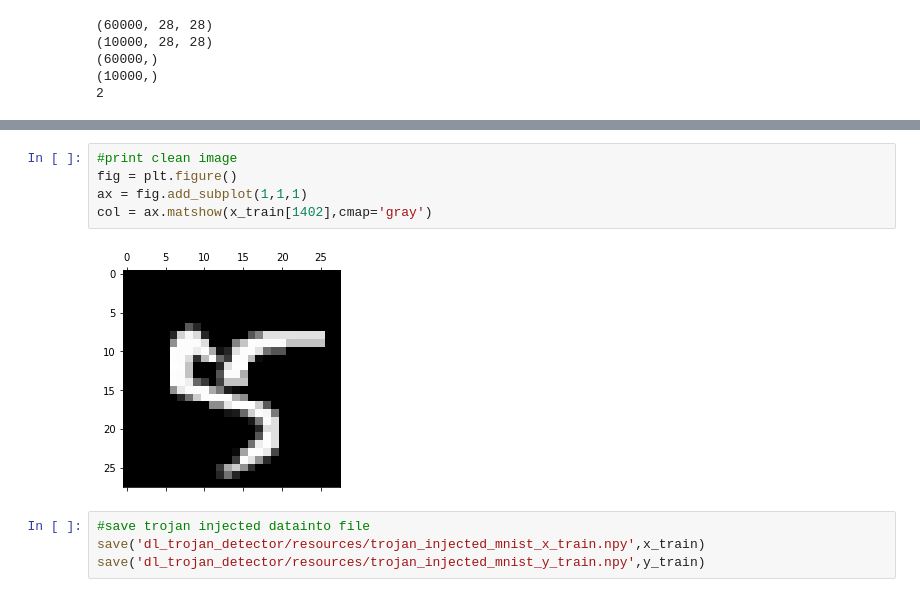
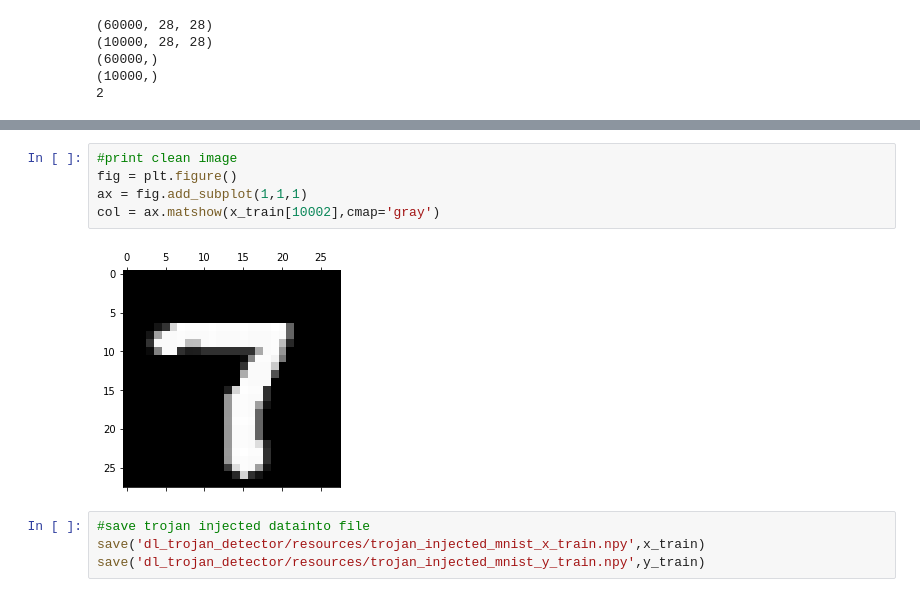
Before and after one commit to isururanawaka/dl_trojan_detector, a Jupyter notebook: data_pre_processing.ipynb, the cells around one changed output, grey strips where cells are left out. Cells and saved outputs as stored; diff of their text form.

```diff
--- a/data_pre_processing.ipynb
+++ b/data_pre_processing.ipynb
@@ -100,10 +103,10 @@ col = ax.matshow(x_train[2],cmap='gray')
 # %%
 #print clean image
 fig = plt.figure()
 ax = fig.add_subplot(1,1,1)
-col = ax.matshow(x_train[1402],cmap='gray')
+col = ax.matshow(x_train[10002],cmap='gray')
 # %% [output]
-[figure, old version]
+[figure, new version]
 # %%
 #save trojan injected datainto file
 save('dl_trojan_detector/resources/trojan_injected_mnist_x_train.npy',x_train)
```
Also changed, not shown: parts of 15 cells of this notebook, 2 other files.
